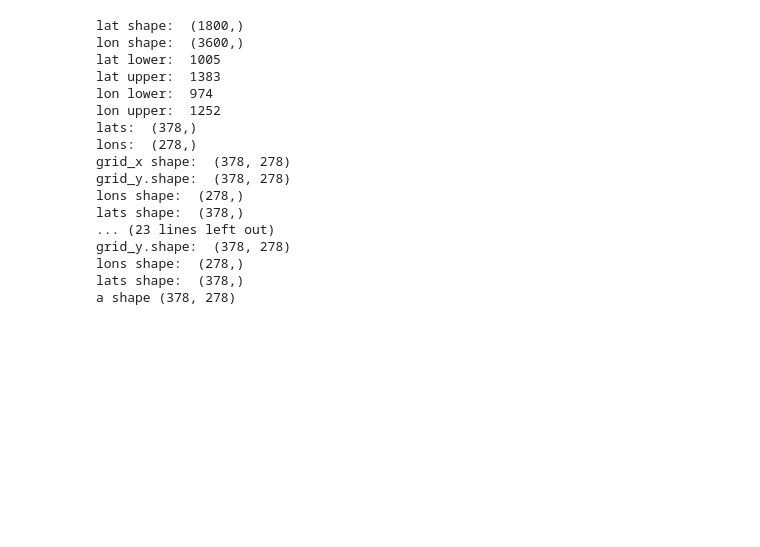
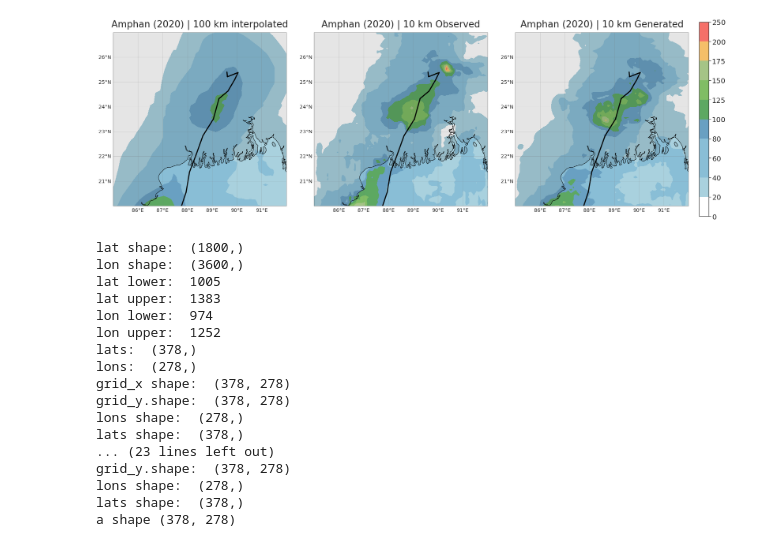
Before and after one commit to vosps/tropical_cyclone, a Jupyter notebook: figures/7_storm_rain_individual.ipynb, the cells around one changed output. Drawn from its saved outputs; the diff is of its cells as text; code cells hidden in the pictures; blank space fills up the shorter version.

Commit message:
added tracking data and lime

```diff
--- a/figures/7_storm_rain_individual.ipynb
+++ b/figures/7_storm_rain_individual.ipynb
@@ -103,6 +103,7 @@ def plot_accumulated(data,lats,lons,vmin=0,vmax=200,plot='show',limit=1,cmap='Bl
 def accumulated_rain(storm,meta,real,pred_gan,inputs,flip=True):
 	# grab mswep coordinate variables
 	fp = '/bp1store/geog-tropical/data/Obs/MSWEP/3hourly_invertlat/2000342.00.nc'
+	fp = '/bp1/geog-tropical/data/Obs/MSWEP/3hourly_invertlat/2000342.00.nc'
 	d = Dataset(fp, 'r')
 	lat = d.variables['lat'][:] #lat
 	lon = d.variables['lon'][:] #lon
@@ -220,3 +264,64 @@ tracks = pd.read_csv('/user/work/al18709/ibtracks/tc_files.csv')
+# %%
+levels = [0, 1,2,3,4,6,10,15,20,25,40,50,100,150,200,250,300,350,400]
+# levels = [0, 1, 2, 3, 5, 7, 10, 15, 20, 25, 30, 40, 50]#100,150,200,250,300,350,400,500]
+# levels = np.arange(0,500,10)
+levels = [10, 15, 20, 25, 30, 40, 50,75, 100,120,130, 150,180,200,250,300,350,400,450,500]
+sns.set_style("white")
+sns.set_context("notebook")
+# define cmap
+precip_cmap,precip_norm = make_cmap()
+
+gridspec = {'width_ratios': [1,1,1,0.2]}
+fig, axes = plt.subplots(1, 4, figsize=(32, 10), sharey=False,subplot_kw={'projection': ccrs.PlateCarree()}, gridspec_kw=gridspec)
+
+axes[3].axis('off')
+
+extent_1 = [119, 22, 122, 25]
+
+# Irene 2011233N15301 validation NA
+xlim_1 = (-80,-74)
+ylim_1 = (33,39)
+
+xlim_1 = (-82,-72)
+ylim_1 = (33,43)
+
+# xlim_1 = (-69,-63)
+# ylim_1 = (15,21)
+
+# xlim_1 = (85,92)
+# ylim_1 = (20,27)
+
+xlim = (85,92)
+ylim = (20,27)
+
+levels = [0,20, 40, 60, 80, 100, 125, 150, 175, 200,250]
+# Irene
+# levels = [0,20, 40, 60, 80, 100, 125, 150, 175, 200,250]
+# levels = [0, 30, 60, 90, 120, 150, 180, 210, 240, 270, 300, 330, 360]
+title = 'Amphan (2020) | 100 km interpolated'
+axes[0] = plot_accumulated(accumulated_ds_inputs['precipitation'],accumulated_ds_inputs['lat'].values,accumulated_ds['lon'].values,
+							vmin=0,vmax=375,cmap=precip_cmap,levels = levels,plot='ax',centre_lats=centre_lats,
+							centre_lons=centre_lons,intensity=intensity,ax=axes[0],mask_oceans=True,title=title)
+
+title = 'Amphan (2020) | 10 km Observed'
+axes[1] = plot_accumulated(accumulated_ds['precipitation'],accumulated_ds['lat'].values,accumulated_ds['lon'].values,
+							vmin=0,vmax=375,cmap=precip_cmap,levels = levels,plot='ax',centre_lats=centre_lats,
+							centre_lons=centre_lons,intensity=intensity,ax=axes[1],mask_oceans=True,title=title)
+title = 'Amphan (2020) | 10 km Generated'
+axes[2] = plot_accumulated(accumulated_ds_pred['precipitation'],accumulated_ds_pred['lat'].values,accumulated_ds_pred['lon'].values,
+							vmin=0,vmax=375,cmap=precip_cmap,levels = levels,plot='ax',centre_lats=centre_lats,centre_lons=centre_lons,
+							intensity=intensity,ax=axes[2],mask_oceans=True,title=title,cbar=True,cax=axes[3])
+axes[0].set_xlim(xlim)
+axes[0].set_ylim(ylim)
+axes[1].set_xlim(xlim)
+axes[1].set_ylim(ylim)
+axes[2].set_xlim(xlim)
+axes[2].set_ylim(ylim)
+
+
+plt.savefig('amphan.png',bbox_inches='tight',dpi=600)
+# %% [output]
+[figure, added]
 # %%
 # Irene 2011233N15301 validation NA
 accumulated_ds_1,accumulated_ds_pred_1 = accumulated_rain(sid_2011233N15301,meta,real,pred_gan,inputs)
```
Also changed, not shown: parts of 1 cell of this notebook, 15 other files.
